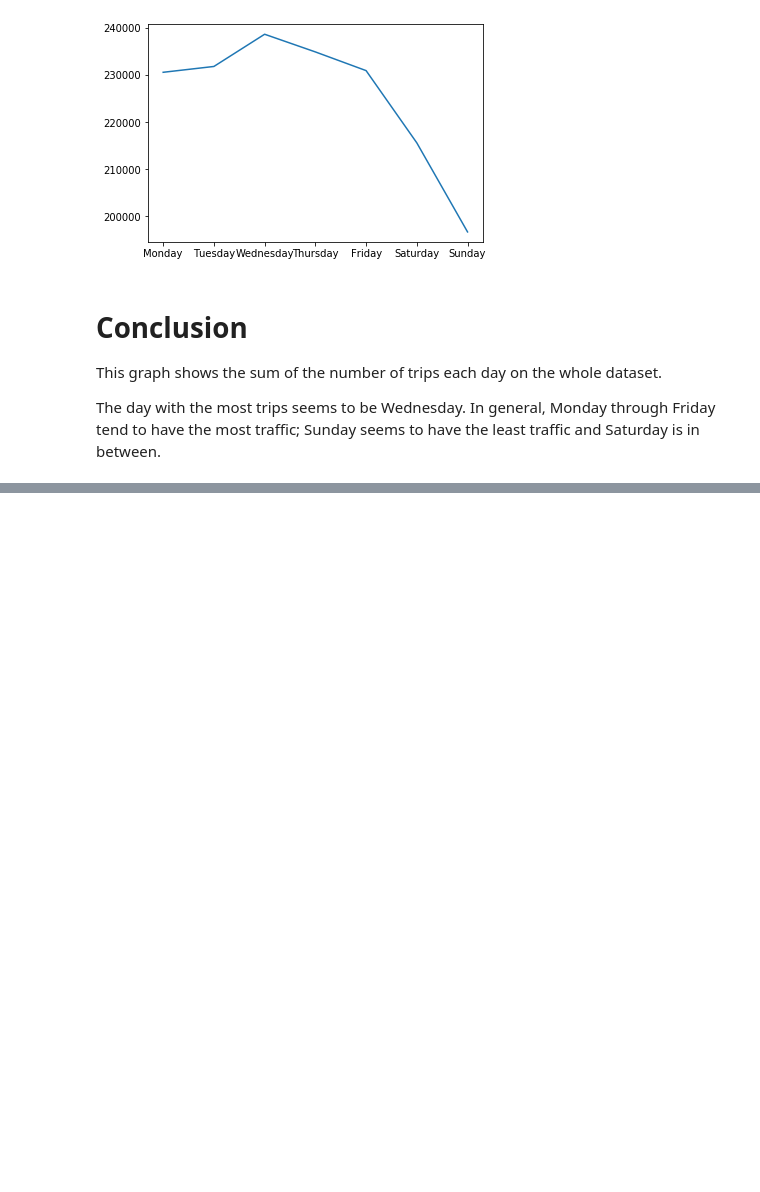
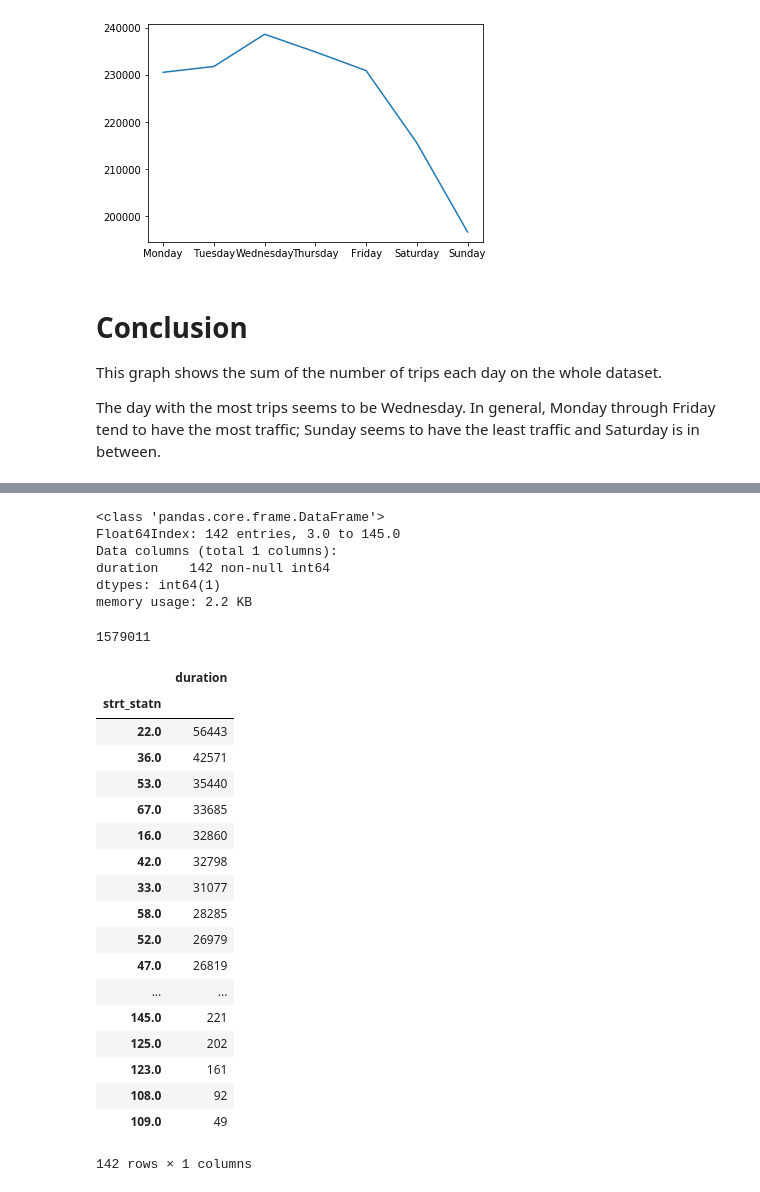
Before and after one commit to jisanos/Hubway-Data-Visualization-Challenge, a Jupyter notebook: Exam_Script.ipynb, the cells around one changed output, grey strips where cells are left out. Drawn from its saved outputs; the diff is of its cells as text; code cells hidden in the pictures; blank space fills up the shorter version.

```diff
--- a/Exam_Script.ipynb
+++ b/Exam_Script.ipynb
@@ -234,0 +261,35 @@ In general, Monday through Friday tend to have the most traffic; Sunday seems to
+# %%
+aggregated_startstation.info()
+# %% [output]
+<class 'pandas.core.frame.DataFrame'>
+Float64Index: 142 entries, 3.0 to 145.0
+Data columns (total 1 columns):
+duration    142 non-null int64
+dtypes: int64(1)
+memory usage: 2.2 KB
+# %%
+aggregated_startstation.duration.sum()
+# %% [output]
+1579011
+# %%
+aggregated_startstation.sort_values(by='duration', ascending=0)
+# %% [output]
+|  | duration |
+| strt_statn |  |
+| 22.0 | 56443 |
+| 36.0 | 42571 |
+| 53.0 | 35440 |
+| 67.0 | 33685 |
+| 16.0 | 32860 |
+| 42.0 | 32798 |
+| 33.0 | 31077 |
+| 58.0 | 28285 |
+| 52.0 | 26979 |
+| 47.0 | 26819 |
+| ... | ... |
+| 145.0 | 221 |
+| 125.0 | 202 |
+| 123.0 | 161 |
+| 108.0 | 92 |
+| 109.0 | 49 |
+142 rows × 1 columns
```
Also changed, not shown: parts of 6 cells of this notebook.
